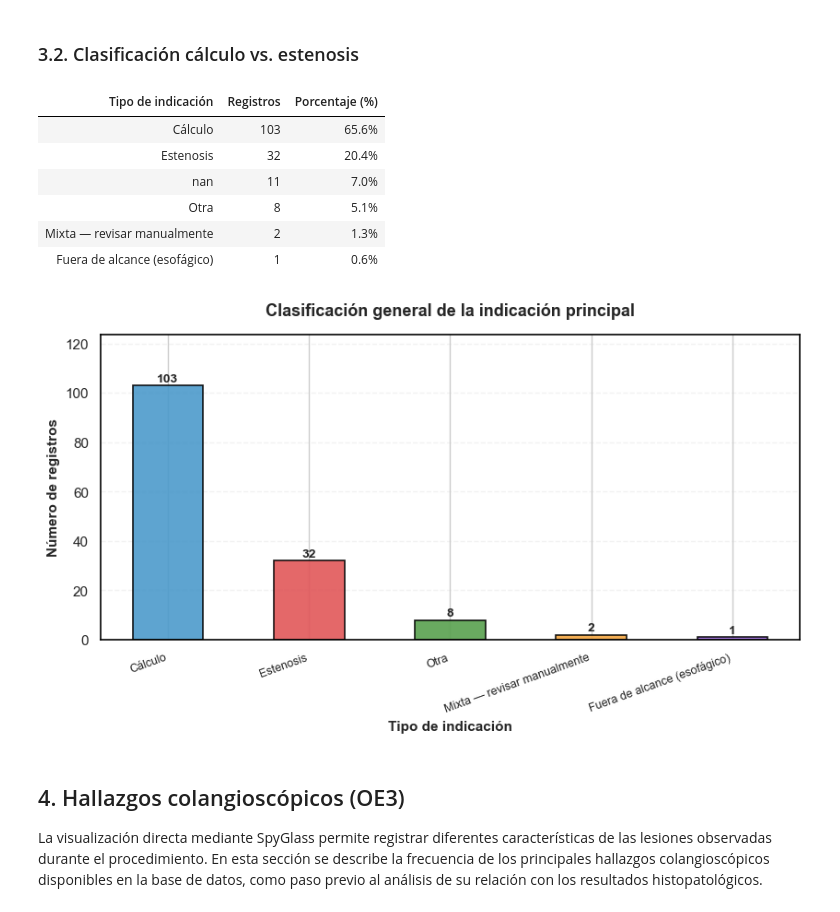
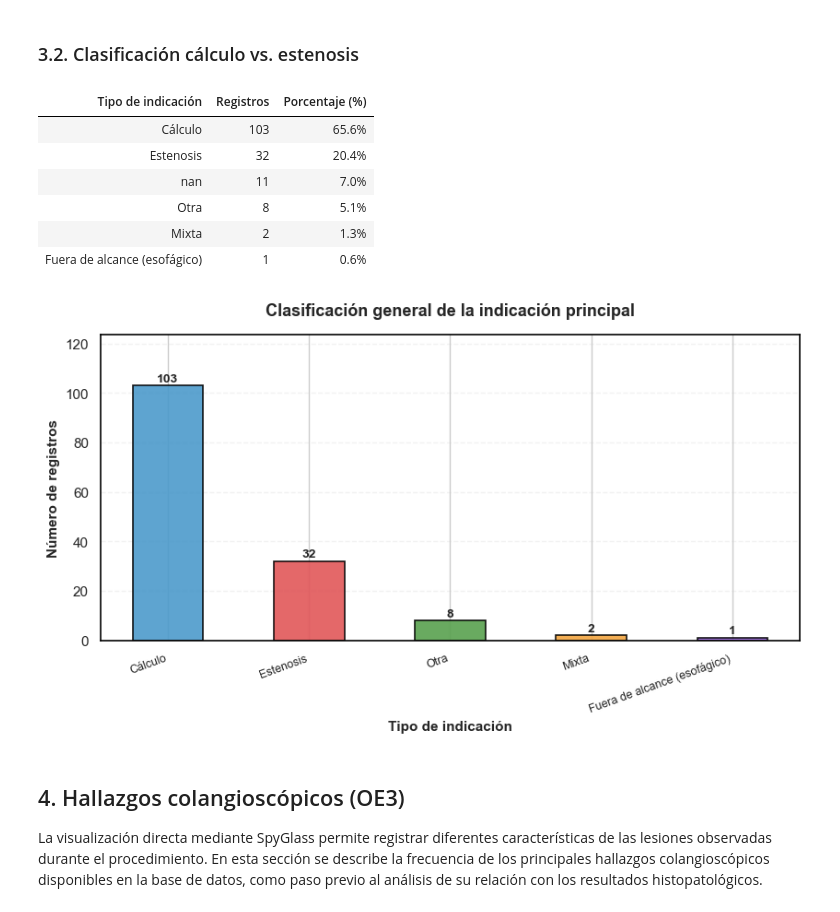
Before and after one commit to miguelpvmr/SpyGlass, a Jupyter notebook: notebooks/SPYOUT_EDA_limpio_final (1).ipynb, the cells around one changed output. Saved outputs shown, nothing was run; the diff lists cells and outputs as text; code cells hidden in the pictures.

```diff
--- a/notebooks/SPYOUT_EDA_limpio_final (1).ipynb
+++ b/notebooks/SPYOUT_EDA_limpio_final (1).ipynb
@@ -1430,7 +1430,7 @@ def clasificar_tipo_indicacion_v2(valor):
     tiene_estenosis = any(p in v for p in PALABRAS_ESTENOSIS_MASA)
 
     if tiene_calculo and tiene_estenosis:
-        return "Mixta — revisar manualmente"
+        return "Mixta"
 
     if tiene_calculo:
         return "Cálculo"
@@ -1573,35 +1573,35 @@ ax.set_ylabel(
     fontweight="bold"
 )
 
 ax.set_ylim(
     0,
     max(tipo_counts.values) * 1.20
 )
 
 ax.grid(
     axis="y",
     linestyle="--",
     alpha=0.25
 )
 
 ax.set_axisbelow(True)
 
 for spine in ax.spines.values():
     spine.set_visible(True)
     spine.set_color("black")
     spine.set_linewidth(1.2)
 
 plt.tight_layout(pad=2.5)
 plt.show()
 # %% [output]
 | Tipo de indicación | Registros | Porcentaje (%) |
 | Cálculo | 103 | 65.6% |
 | Estenosis | 32 | 20.4% |
 | nan | 11 | 7.0% |
 | Otra | 8 | 5.1% |
-| Mixta — revisar manualmente | 2 | 1.3% |
+| Mixta | 2 | 1.3% |
 | Fuera de alcance (esofágico) | 1 | 0.6% |
-[figure, old version]
+[figure, new version]
 # %% [markdown]
 ## 4. Hallazgos colangioscópicos (OE3)
 
```
